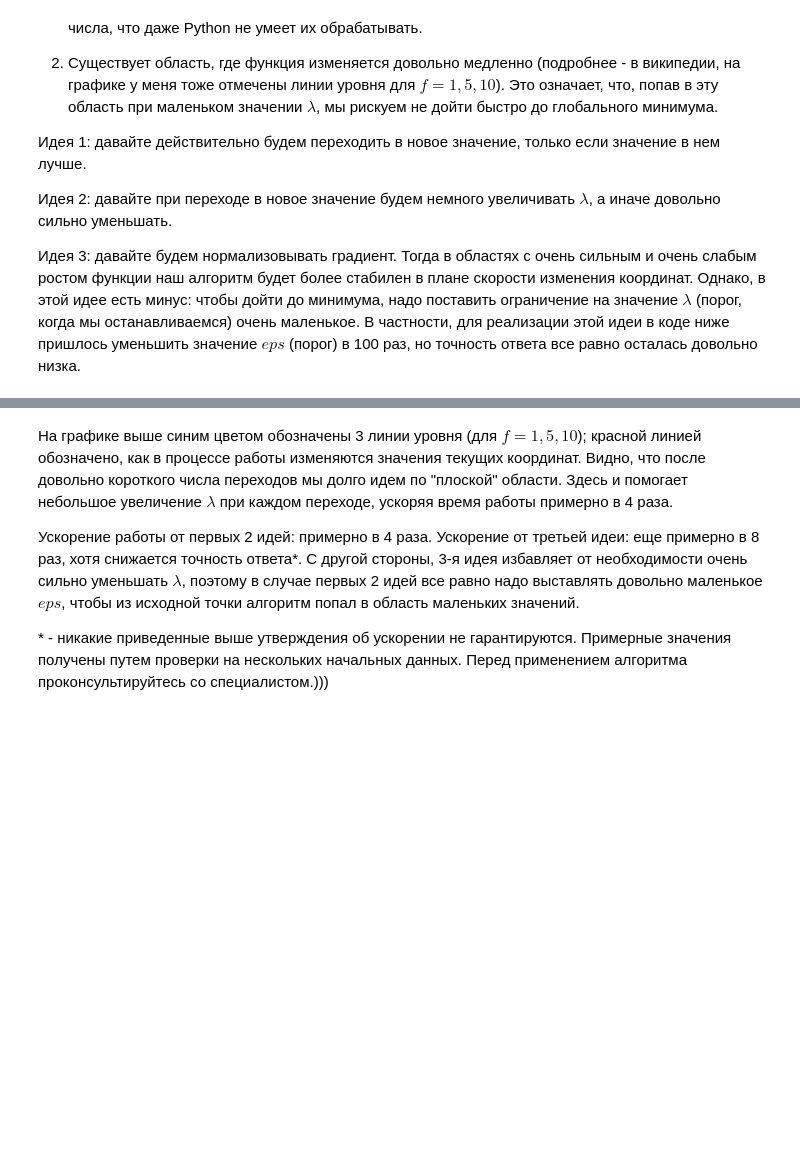
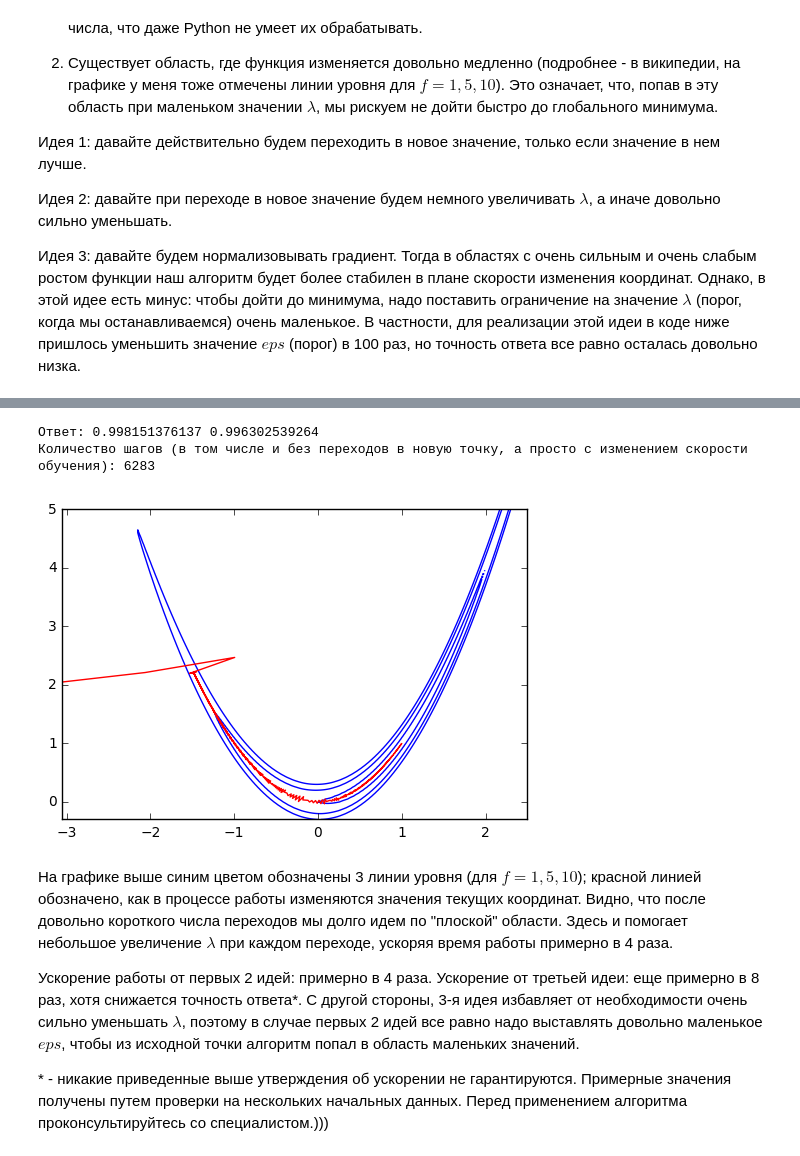
Before and after one commit to aakogtenkov/Ask-me-if-you-can, a Jupyter notebook: Lab1.ipynb, the cells around one changed output, grey strips where cells are left out. Cells and saved outputs as stored; diff of their text form; code cells hidden in the pictures; blank space fills up the shorter version.

```diff
--- a/Lab1.ipynb
+++ b/Lab1.ipynb
@@ -219,3 +174,42 @@ pyplot.show()
+# %%
+def updated_gradient_descent(x, y, learning_rate, EPS, MAX_NUMBER_STEPS,
+                     func, func_x_derivative, func_y_derivative,
+                     deceleration = 0.5, acceleration = 1.1):
+    trajectory = [[x], [y]]
+    steps = 0
+    while (learning_rate > EPS and steps < MAX_NUMBER_STEPS):
+        gradient = [func_x_derivative(x, y), func_y_derivative(x, y)]
+        gradient /= numpy.linalg.norm(gradient)
+        x_new = x - learning_rate * gradient[0]
+        y_new = y - learning_rate * gradient[1]
+        if (func(x_new, y_new) >= func(x, y)):
+            learning_rate *= deceleration
+        else:
+            learning_rate *= acceleration
+            x, y = x_new, y_new
+            trajectory[0].append(x)
+            trajectory[1].append(y)
+        steps += 1
+    return trajectory, steps
+# %%
+trajectory, steps = updated_gradient_descent(-3.05, 2.05, 1, 0.000005, 100000,
+                                             rosen, rosen_x_derivative, rosen_y_derivative)
+                                            #x, y, learning_rate, eps, max_steps, func, df/dx, df/dy
+pyplot.plot(trajectory[0], trajectory[1], "red")
+print("Ответ:", x, y)
+print("Количество шагов (в том числе и без переходов в новую точку, а просто с изменением скорости обучения):", steps)
+
+levels = [1, 5, 10]
+grid_x = mlab.frange(-2.5, 2.5, 0.01)
+grid_y = mlab.frange(-0.3, 5, 0.05)
+grid_x, grid_y = numpy.meshgrid(grid_x, grid_y)
+grid_z = rosen(grid_x, grid_y)
+pyplot.contour(grid_x, grid_y, grid_z, levels, colors = "b")
+pyplot.show()
+# %% [output]
+Ответ: 0.998151376137 0.996302539264
+Количество шагов (в том числе и без переходов в новую точку, а просто с изменением скорости обучения): 6283
+[figure, added]
 # %% [markdown]
 На графике выше синим цветом обозначены 3 линии уровня (для $f=1,5,10$); красной линией обозначено, как в процессе работы изменяются значения текущих координат. Видно, что после довольно короткого числа переходов мы долго идем по "плоской" области. Здесь и помогает небольшое увеличение $\lambda$ при каждом переходе, ускоряя время работы примерно в 4 раза.
 
```
Also changed, not shown: parts of 22 cells of this notebook, 1 other file.
